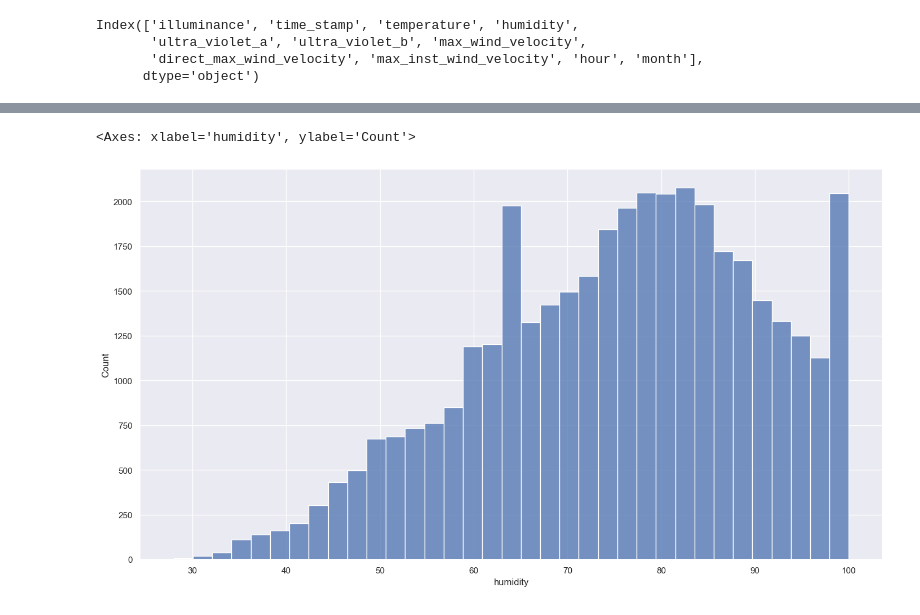
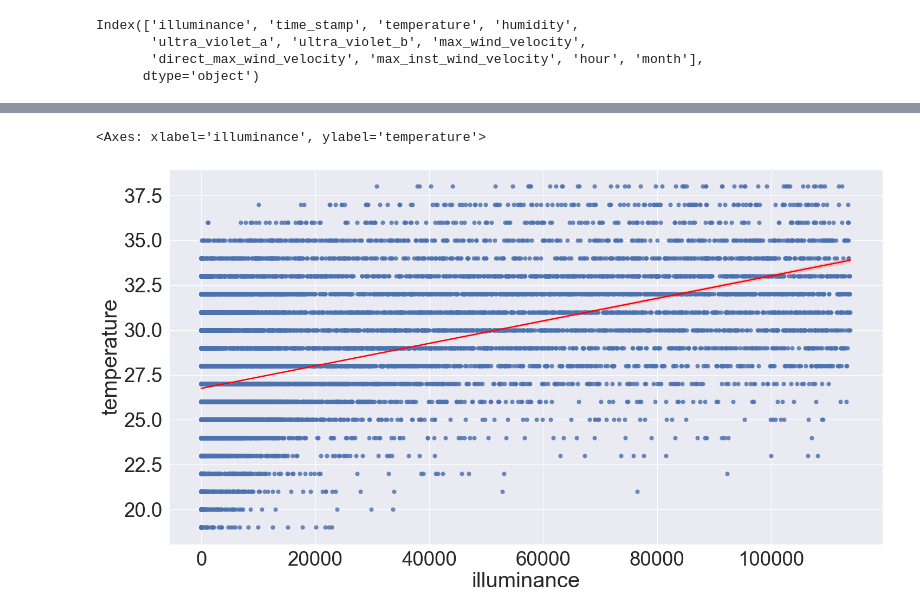
Before and after one commit to chusanapunn/SmartEnvi_AY3T2, a Jupyter notebook: smartEnviA.ipynb, the cells around one changed output, grey strips where cells are left out. Drawn from its saved outputs; the diff is of its cells as text; code cells hidden in the pictures.

```diff
--- a/smartEnviA.ipynb
+++ b/smartEnviA.ipynb
@@ -288,5 +283,7 @@ sns.jointplot(data=cut_df, x="humidity",y="illuminance", kind="reg")
-# %%
-sns.histplot(data=cut_df, x="humidity",bins=35)
-# %% [output]
-<Axes: xlabel='humidity', ylabel='Count'>
-[figure, removed]
+# %%
+sns.set(rc={'figure.figsize':(17,9)})
+sns.set_context("paper", font_scale=3)
+sns.regplot(x="illuminance",y="temperature", data=new_df, line_kws={"color": "red"})
+# %% [output]
+<Axes: xlabel='illuminance', ylabel='temperature'>
+[figure, added]
```
Also changed, not shown: parts of 8 cells of this notebook.
